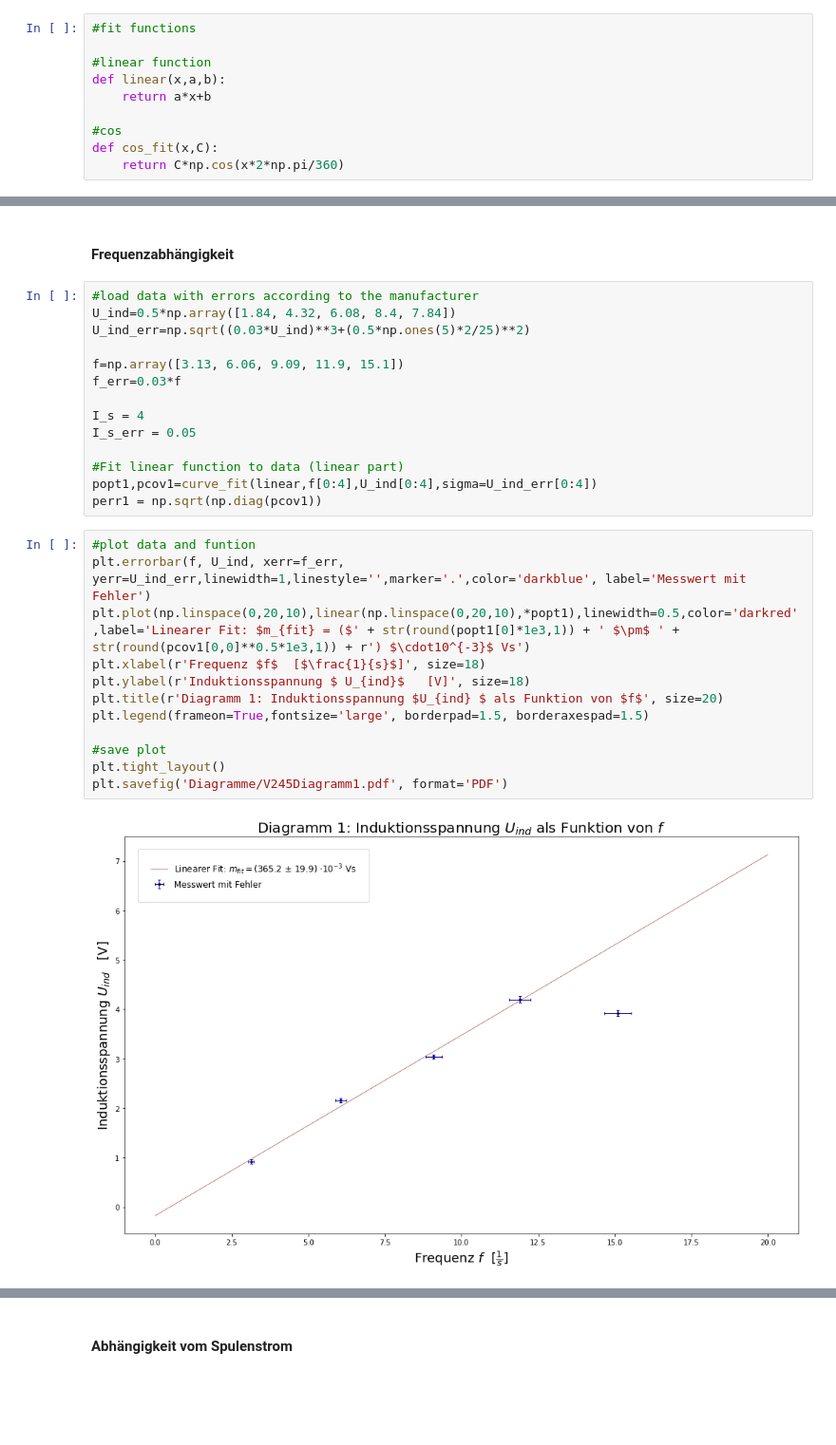
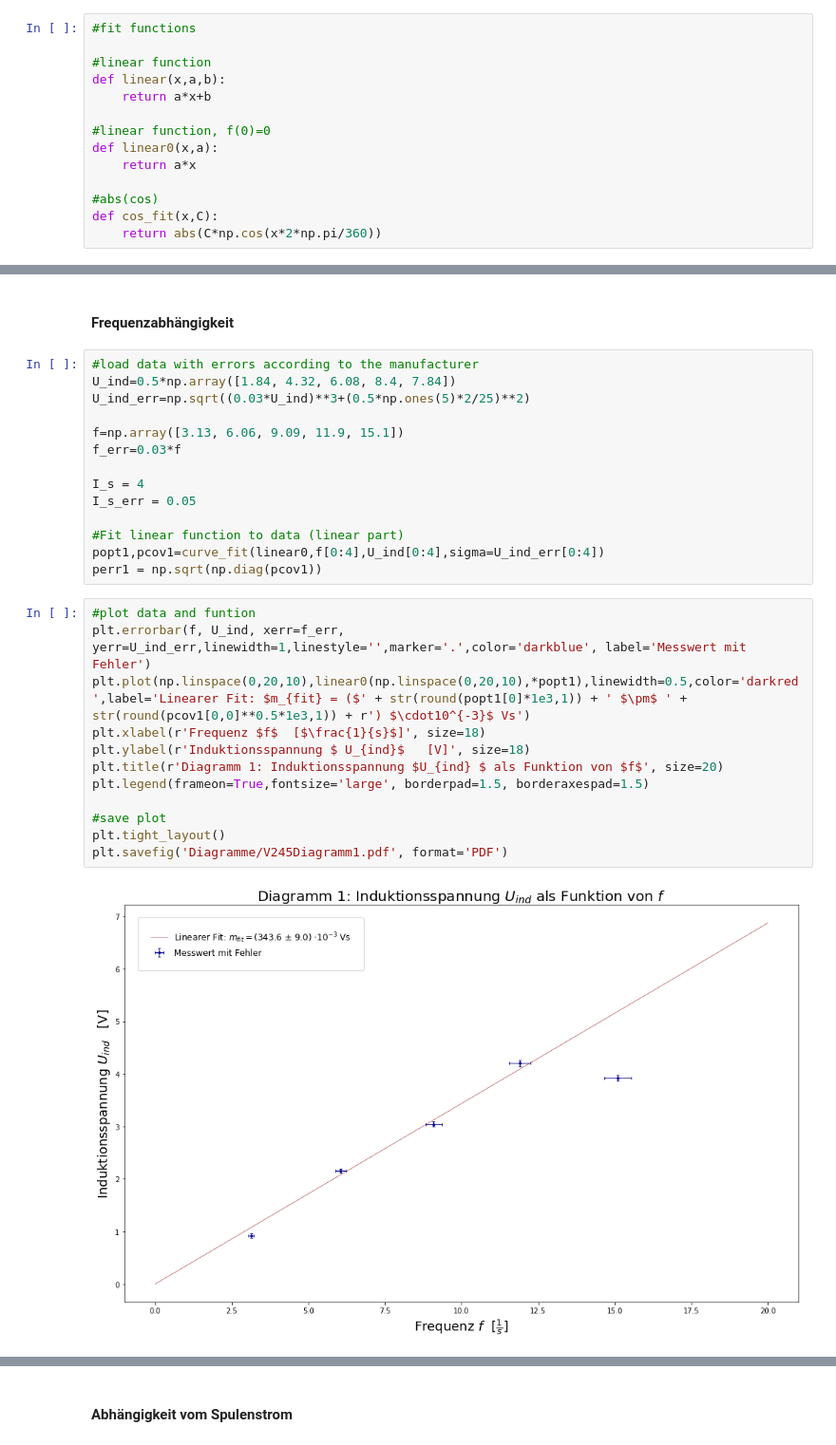
Before and after one commit to MajestyQ/Lectures, a Jupyter notebook: Praktikum/PAP 2.2/245 - Induktion/V245 Induktion.ipynb, the cells around one changed output, grey strips where cells are left out. Shown at 95% size. Saved outputs shown, nothing was run; the diff lists cells and outputs as text; blank space fills up the shorter version.

```diff
--- a/Praktikum/PAP 2.2/245 - Induktion/V245 Induktion.ipynb
+++ b/Praktikum/PAP 2.2/245 - Induktion/V245 Induktion.ipynb
@@ -19,9 +19,13 @@ plt.rcParams['errorbar.capsize']=2
 def linear(x,a,b):
     return a*x+b
 
-#cos
+#linear function, f(0)=0
+def linear0(x,a):
+    return a*x
+
+#abs(cos)
 def cos_fit(x,C):
-    return C*np.cos(x*2*np.pi/360)
+    return abs(C*np.cos(x*2*np.pi/360))
 # %% [markdown]
 ### Teil 1: Induktionsgesetz
 # %% [markdown]
@@ -38,21 +42,21 @@ I_s = 4
 I_s_err = 0.05
 
 #Fit linear function to data (linear part)
-popt1,pcov1=curve_fit(linear,f[0:4],U_ind[0:4],sigma=U_ind_err[0:4])
+popt1,pcov1=curve_fit(linear0,f[0:4],U_ind[0:4],sigma=U_ind_err[0:4])
 perr1 = np.sqrt(np.diag(pcov1))
 # %%
 #plot data and funtion
 plt.errorbar(f, U_ind, xerr=f_err, yerr=U_ind_err,linewidth=1,linestyle='',marker='.',color='darkblue', label='Messwert mit Fehler')
-plt.plot(np.linspace(0,20,10),linear(np.linspace(0,20,10),*popt1),linewidth=0.5,color='darkred',label='Linearer Fit: $m_{fit} = ($' + str(round(popt1[0]*1e3,1)) + ' $\pm$ ' + str(round(pcov1[0,0]**0.5*1e3,1)) + r') $\cdot10^{-3}$ Vs')
+plt.plot(np.linspace(0,20,10),linear0(np.linspace(0,20,10),*popt1),linewidth=0.5,color='darkred',label='Linearer Fit: $m_{fit} = ($' + str(round(popt1[0]*1e3,1)) + ' $\pm$ ' + str(round(pcov1[0,0]**0.5*1e3,1)) + r') $\cdot10^{-3}$ Vs')
 plt.xlabel(r'Frequenz $f$  [$\frac{1}{s}$]', size=18)
 plt.ylabel(r'Induktionsspannung $ U_{ind}$   [V]', size=18)
 plt.title(r'Diagramm 1: Induktionsspannung $U_{ind} $ als Funktion von $f$', size=20)
 plt.legend(frameon=True,fontsize='large', borderpad=1.5, borderaxespad=1.5)
 
 #save plot
 plt.tight_layout()
 plt.savefig('Diagramme/V245Diagramm1.pdf', format='PDF')
 # %% [output]
-[figure, old version]
+[figure, new version]
 # %%
 #fit quality
```
Also changed, not shown: parts of 15 cells of this notebook, 6 other files.
